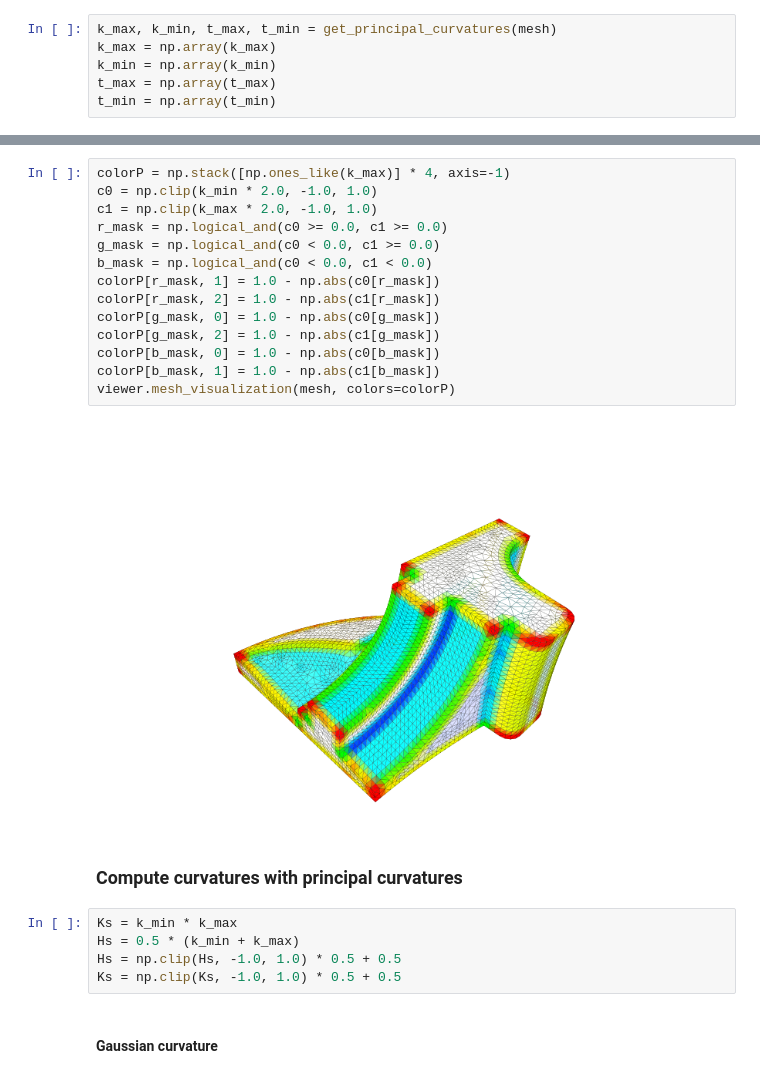
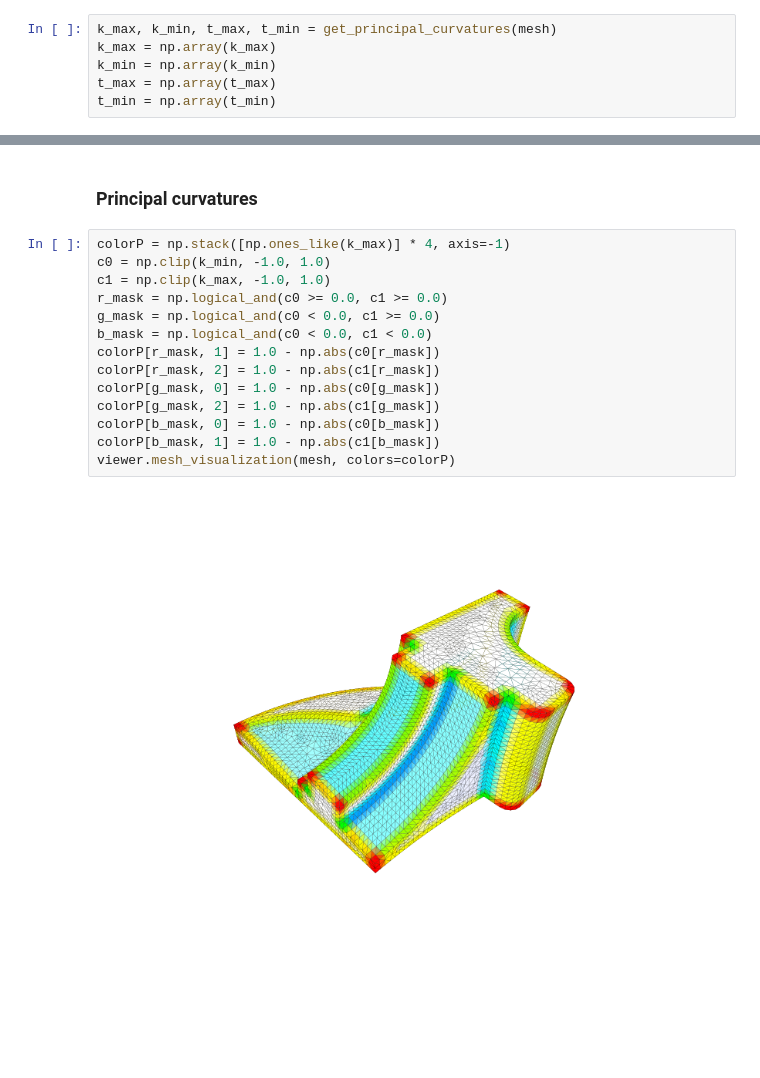
Before and after one commit to tatsy/tinymesh, a Jupyter notebook: examples/python/curvatures.ipynb, the cells around one changed output, grey strips where cells are left out. Cells and saved outputs as stored; diff of their text form; blank space fills up the shorter version.

```diff
--- a/examples/python/curvatures.ipynb
+++ b/examples/python/curvatures.ipynb
@@ -67,25 +104,18 @@ t_min = np.array(t_min)
+# %% [markdown]
+### Principal curvatures
 # %%
 colorP = np.stack([np.ones_like(k_max)] * 4, axis=-1)
-c0 = np.clip(k_min * 2.0, -1.0, 1.0)
-c1 = np.clip(k_max * 2.0, -1.0, 1.0)
+c0 = np.clip(k_min, -1.0, 1.0)
+c1 = np.clip(k_max, -1.0, 1.0)
 r_mask = np.logical_and(c0 >= 0.0, c1 >= 0.0)
 g_mask = np.logical_and(c0 < 0.0, c1 >= 0.0)
 b_mask = np.logical_and(c0 < 0.0, c1 < 0.0)
 colorP[r_mask, 1] = 1.0 - np.abs(c0[r_mask])
 colorP[r_mask, 2] = 1.0 - np.abs(c1[r_mask])
 colorP[g_mask, 0] = 1.0 - np.abs(c0[g_mask])
 colorP[g_mask, 2] = 1.0 - np.abs(c1[g_mask])
 colorP[b_mask, 0] = 1.0 - np.abs(c0[b_mask])
 colorP[b_mask, 1] = 1.0 - np.abs(c1[b_mask])
 viewer.mesh_visualization(mesh, colors=colorP)
 # %% [output]
-[figure, old version]
+[figure, new version]
-# %% [markdown]
-### Compute curvatures with principal curvatures
-# %%
-Ks = k_min * k_max
-Hs = 0.5 * (k_min + k_max)
-Hs = np.clip(Hs, -1.0, 1.0) * 0.5 + 0.5
-Ks = np.clip(Ks, -1.0, 1.0) * 0.5 + 0.5
-# %% [markdown]
-#### Gaussian curvature
```
Also changed, not shown: parts of 21 cells of this notebook, 3 other files.
